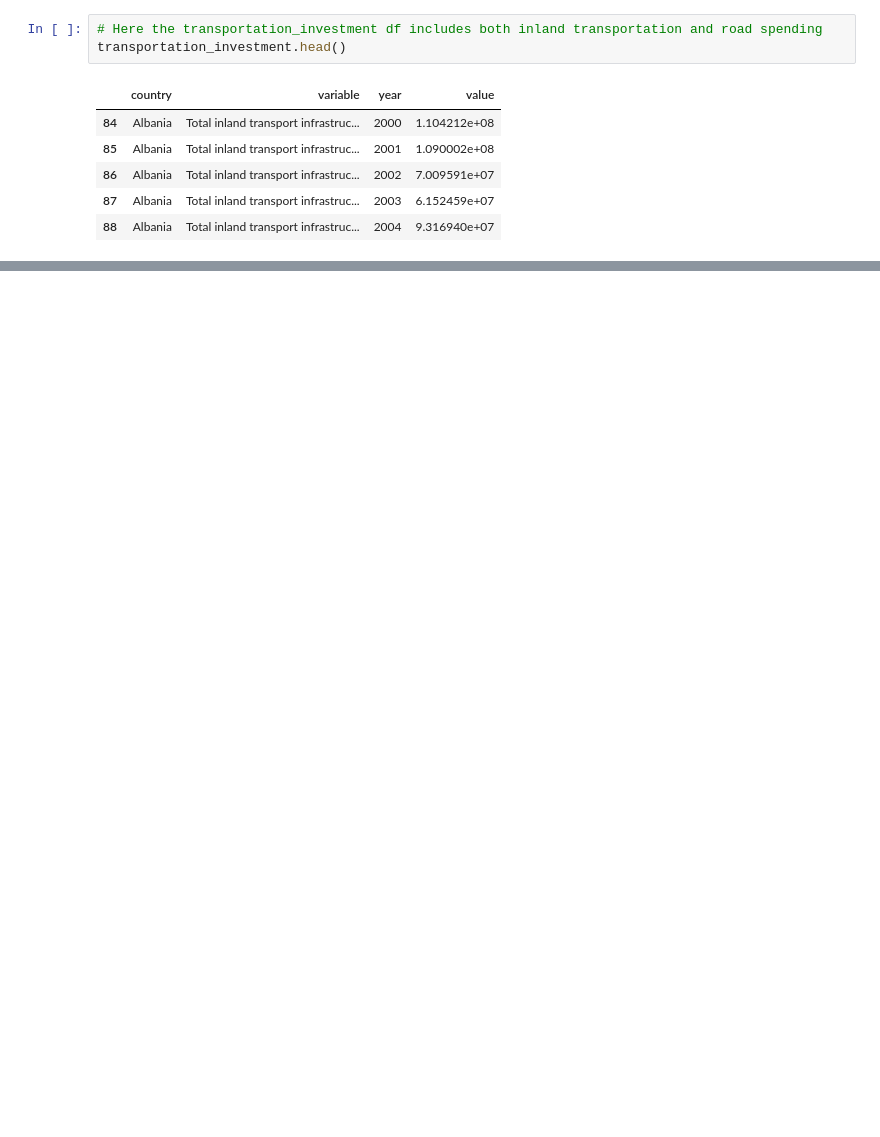
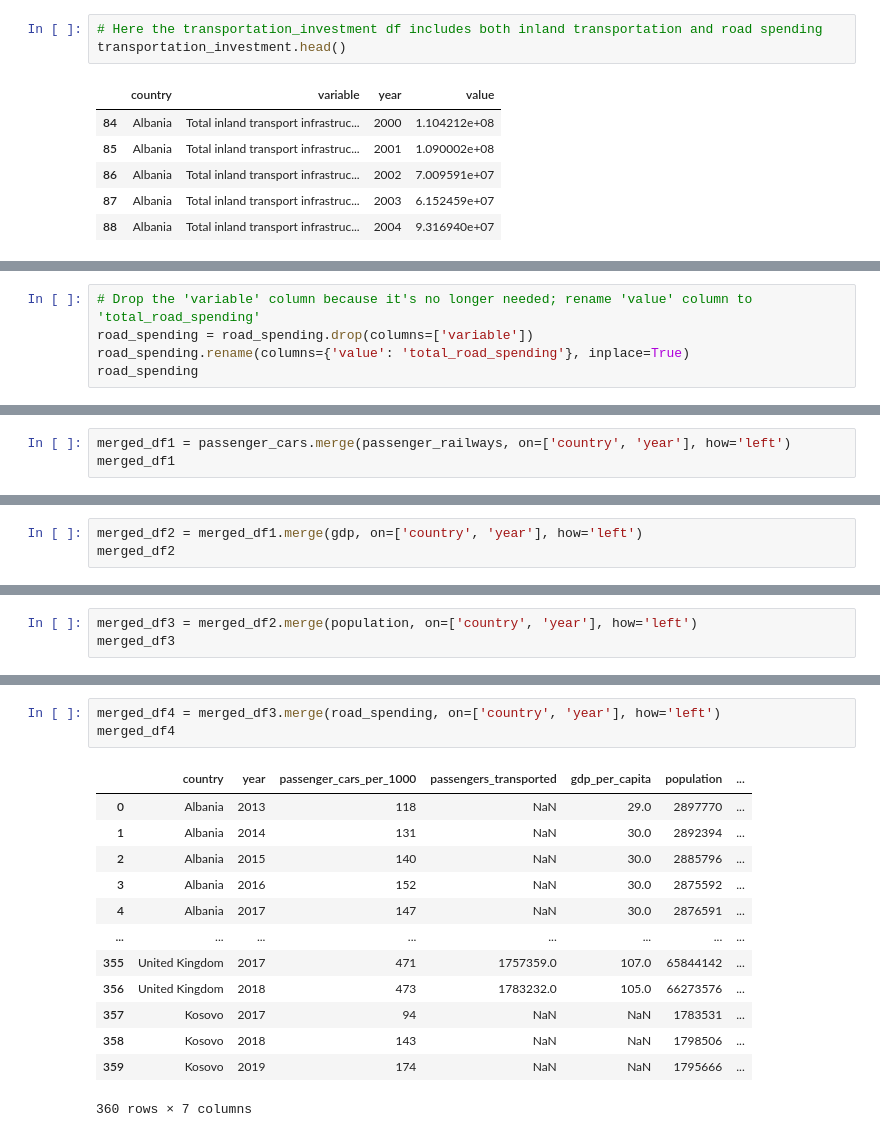
Before and after one commit to emanmozaffar/si618-final-project, a Jupyter notebook: transit_data_cleaning.ipynb, the cells around one changed output, grey strips where cells are left out. Cells and saved outputs as stored; diff of their text form; blank space fills up the shorter version.

Commit message:
Joined tables

```diff
--- a/transit_data_cleaning.ipynb
+++ b/transit_data_cleaning.ipynb
@@ -164,0 +278,5 @@ country_codes = {
+# %%
+# Drop the 'variable' column because it's no longer needed; rename 'value' column to 'total_road_spending'
+road_spending = road_spending.drop(columns=['variable'])
+road_spending.rename(columns={'value': 'total_road_spending'}, inplace=True)
+road_spending
@@ -164,0 +347,3 @@ country_codes = {
+# %%
+merged_df1 = passenger_cars.merge(passenger_railways, on=['country', 'year'], how='left')
+merged_df1
@@ -164,0 +364,3 @@ country_codes = {
+# %%
+merged_df2 = merged_df1.merge(gdp, on=['country', 'year'], how='left')
+merged_df2
@@ -164,0 +381,3 @@ country_codes = {
+# %%
+merged_df3 = merged_df2.merge(population, on=['country', 'year'], how='left')
+merged_df3
@@ -164,0 +398,17 @@ country_codes = {
+# %%
+merged_df4 = merged_df3.merge(road_spending, on=['country', 'year'], how='left')
+merged_df4
+# %% [output]
+|  | country | year | passenger_cars_per_1000 | passengers_transported | gdp_per_capita | population | ... |
+| 0 | Albania | 2013 | 118 | NaN | 29.0 | 2897770 | ... |
+| 1 | Albania | 2014 | 131 | NaN | 30.0 | 2892394 | ... |
+| 2 | Albania | 2015 | 140 | NaN | 30.0 | 2885796 | ... |
+| 3 | Albania | 2016 | 152 | NaN | 30.0 | 2875592 | ... |
+| 4 | Albania | 2017 | 147 | NaN | 30.0 | 2876591 | ... |
+| ... | ... | ... | ... | ... | ... | ... | ... |
+| 355 | United Kingdom | 2017 | 471 | 1757359.0 | 107.0 | 65844142 | ... |
+| 356 | United Kingdom | 2018 | 473 | 1783232.0 | 105.0 | 66273576 | ... |
+| 357 | Kosovo | 2017 | 94 | NaN | NaN | 1783531 | ... |
+| 358 | Kosovo | 2018 | 143 | NaN | NaN | 1798506 | ... |
+| 359 | Kosovo | 2019 | 174 | NaN | NaN | 1795666 | ... |
+360 rows × 7 columns
```
Also changed, not shown: parts of 30 cells of this notebook.
